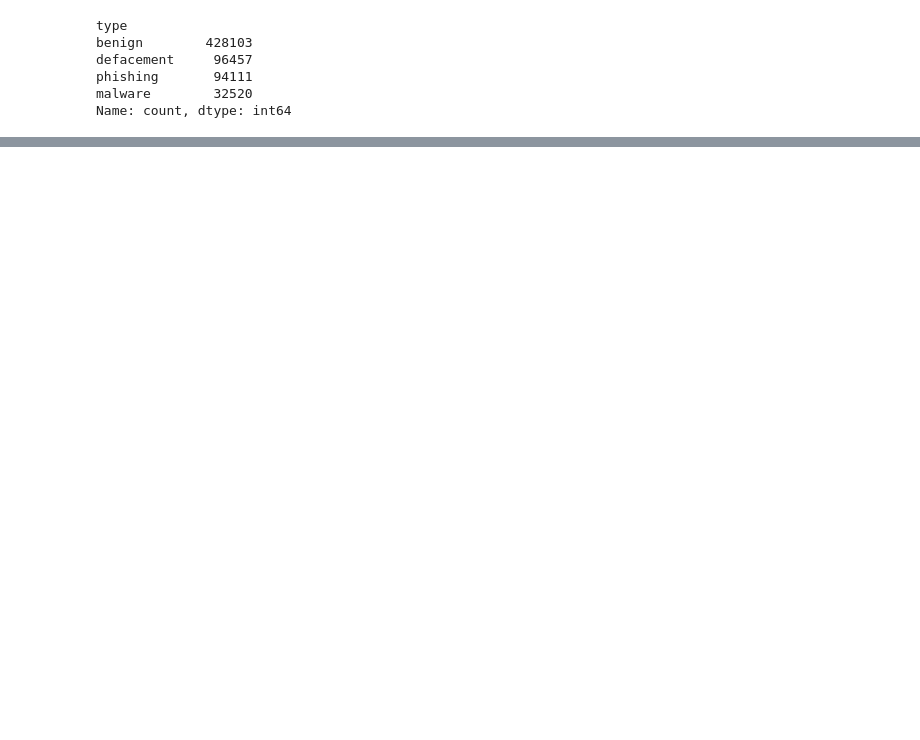
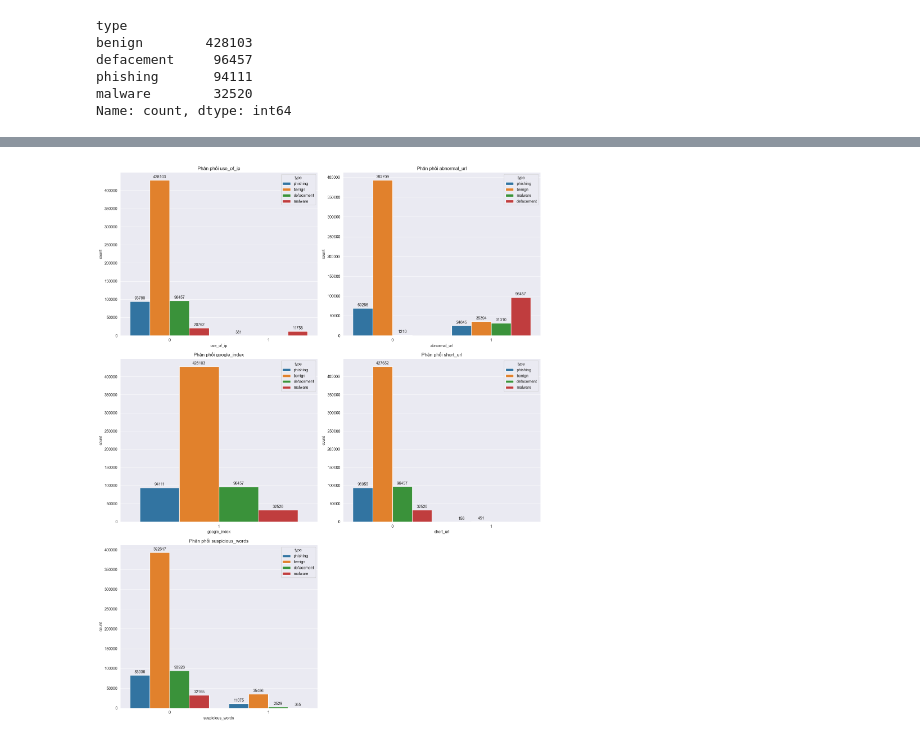
Before and after one commit to DUY2602/Machine_Learning-Deep_Learning, a Jupyter notebook: Malware Detection/Malicious_URL/url_malware_detect.ipynb, the cells around one changed output, grey strips where cells are left out. Cells and saved outputs as stored; diff of their text form; code cells hidden in the pictures; blank space fills up the shorter version.

```diff
--- a/Malware Detection/Malicious_URL/url_malware_detect.ipynb
+++ b/Malware Detection/Malicious_URL/url_malware_detect.ipynb
@@ -296,5 +277,0 @@ for container in ax.containers:
-# %%
-sns.set_style('darkgrid')
-ax = sns.countplot(y='type', data=df, hue='google_index')
-for container in ax.containers:
-    ax.bar_label(container)
@@ -305,6 +277,0 @@ for container in ax.containers:
-# %%
-sns.set_style('darkgrid')
-ax = sns.countplot(y='type', data=df, hue='short_url')
-# Hiển thị số trên mỗi bar
-for container in ax.containers:
-    ax.bar_label(container)
@@ -315,5 +277,0 @@ for container in ax.containers:
-# %%
-sns.set_style('darkgrid')
-ax = sns.countplot(y='type', data=df, hue='suspicious_words')
-for container in ax.containers:
-    ax.bar_label(container)
@@ -324,69 +278,26 @@ for container in ax.containers:
 # %%
 # Danh sách tất cả các cột binary (0/1) bạn muốn vẽ
 # Thay đổi list này theo các cột trong dataframe của bạn
 binary_cols = [
     'use_of_ip',
     'abnormal_url',
     'google_index',
     'short_url',          # URL rút gọn
     'suspicious_words'   # Có từ đáng ngờ
 ]
 
-continuous_cols = [
-    'count_dot',
-    'count_www',
-    'count_atrate',
-    'count_dir',
-    'hostname_length',
-    'fd_length',
-    'tld_length'
-]
-
-# Chỉ lấy các cột thực sự tồn tại trong df
-binary_features = [col for col in binary_cols if col in df.columns]
-
 # Thiết lập style
 sns.set_style('darkgrid')
 
-# Tính số hàng cần thiết (mỗi hàng 2 biểu đồ)
-num_features = len(existing_features)
-num_rows = (num_features + 1) // 2  # Làm tròn lên
-
-# Tạo figure với subplots
-fig, axes = plt.subplots(num_rows, 2, figsize=(16, 4 * num_rows))
-axes = axes.flatten()  # Chuyển thành mảng 1D
-
-# Vẽ từng biểu đồ
-for idx, feature in enumerate(existing_features):
-    ax = axes[idx]
-
-    # Vẽ countplot
-    sns.countplot(y='type', data=df, hue=feature, ax=ax)
-
-    # Thêm số lên bars (tùy chọn - có thể comment nếu quá nhiều)
-    # for container in ax.containers:
-    #     ax.bar_label(container, fmt='%.0f', fontsize=8)
-
-    # Customize
-    ax.set_title(f'Phân phối theo {feature}', fontsize=12, fontweight='bold')
-    ax.set_xlabel('Số lượng')
-    ax.set_ylabel('Loại URL')
-
-    # Tùy chỉnh legend
-    handles, labels = ax.get_legend_handles_labels()
-    ax.legend(handles, ['Không (0)', 'Có (1)'], title=f'{feature}')
-
-    # Thêm grid nhẹ
-    ax.grid(True, alpha=0.3)
-
-# Ẩn các axes không dùng (nếu có)
-for idx in range(len(existing_features), len(axes)):
-    axes[idx].set_visible(False)
-
+# Binary
+plt.figure(figsize=(16, 20))
+for i, col in enumerate(binary_cols, 1):
+    ax = plt.subplot(3, 2, i)
+    sns.countplot(data=df, x=col, hue='type', ax=ax)
+    plt.title(f'Phân phối {col}')
+    for container in ax.containers:
+        ax.bar_label(container, padding=3)
 plt.tight_layout()
 plt.show()
-
-# In thông tin số lượng biểu đồ đã vẽ
-print(f"✅ Đã vẽ {len(existing_features)} biểu đồ:")
-for feature in existing_features:
-    print(f"  - {feature}")
+# %% [output]
+[figure, added]
```
Also changed, not shown: parts of 20 cells of this notebook, 17 other files.
